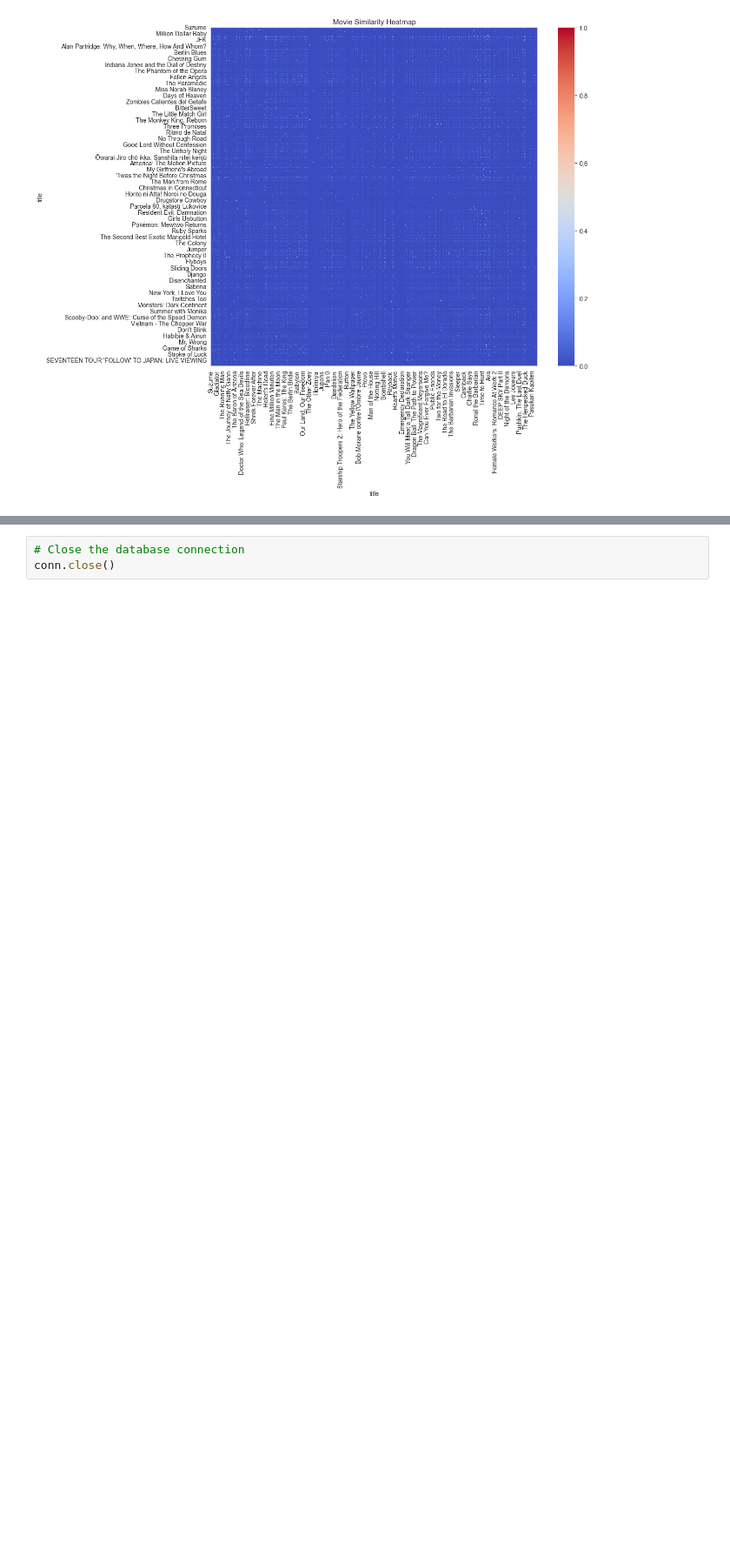
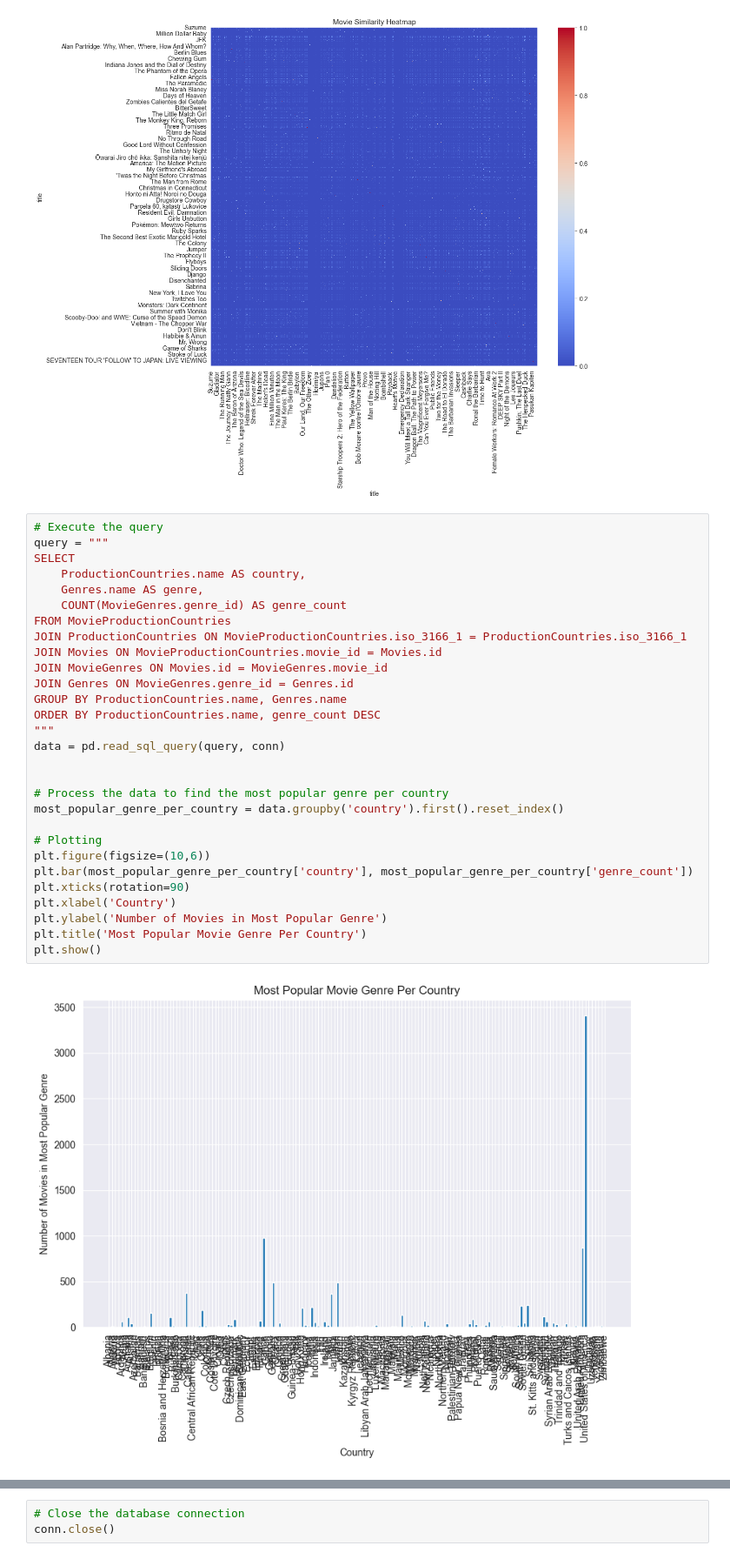
Before and after one commit to ConnActivity/MovieVerse, a Jupyter notebook: eda/first_eda.ipynb, the cells around one changed output, grey strips where cells are left out. Shown at 87% size. Cells and saved outputs as stored; diff of their text form; blank space fills up the shorter version.

```diff
--- a/eda/first_eda.ipynb
+++ b/eda/first_eda.ipynb
@@ -589,3 +589,34 @@ plt.savefig('movie_similarity_heatmap.png')
 plt.show()
 # %% [output]
 [figure]
+# %%
+# Execute the query
+query = """
+SELECT
+    ProductionCountries.name AS country,
+    Genres.name AS genre,
+    COUNT(MovieGenres.genre_id) AS genre_count
+FROM MovieProductionCountries
+JOIN ProductionCountries ON MovieProductionCountries.iso_3166_1 = ProductionCountries.iso_3166_1
+JOIN Movies ON MovieProductionCountries.movie_id = Movies.id
+JOIN MovieGenres ON Movies.id = MovieGenres.movie_id
+JOIN Genres ON MovieGenres.genre_id = Genres.id
+GROUP BY ProductionCountries.name, Genres.name
+ORDER BY ProductionCountries.name, genre_count DESC
+"""
+data = pd.read_sql_query(query, conn)
+
+
+# Process the data to find the most popular genre per country
+most_popular_genre_per_country = data.groupby('country').first().reset_index()
+
+# Plotting
+plt.figure(figsize=(10,6))
+plt.bar(most_popular_genre_per_country['country'], most_popular_genre_per_country['genre_count'])
+plt.xticks(rotation=90)
+plt.xlabel('Country')
+plt.ylabel('Number of Movies in Most Popular Genre')
+plt.title('Most Popular Movie Genre Per Country')
+plt.show()
+# %% [output]
+[figure, added]
```
Also changed, not shown: parts of 3 cells of this notebook.
